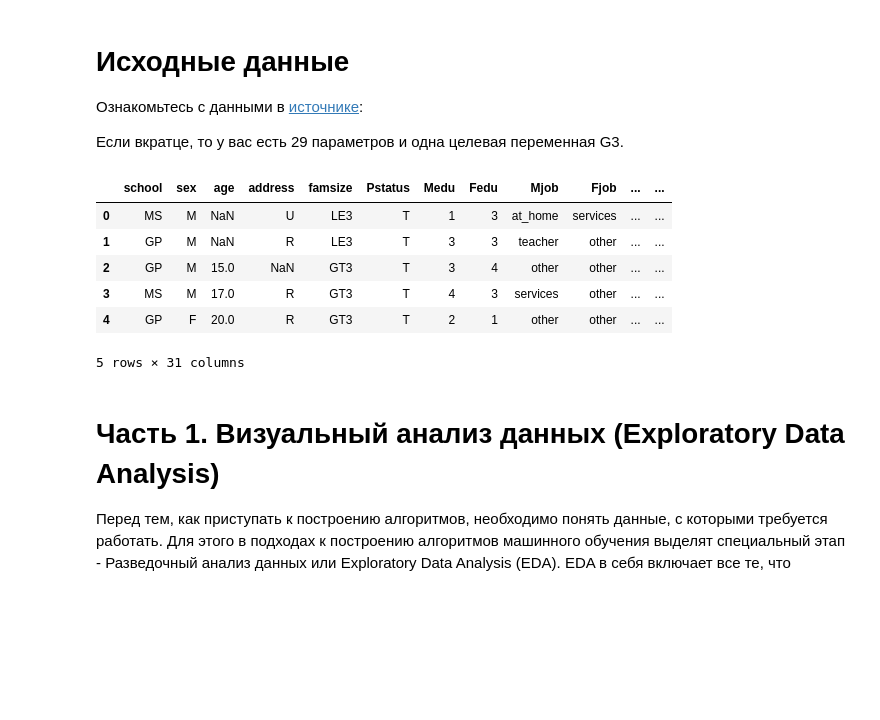
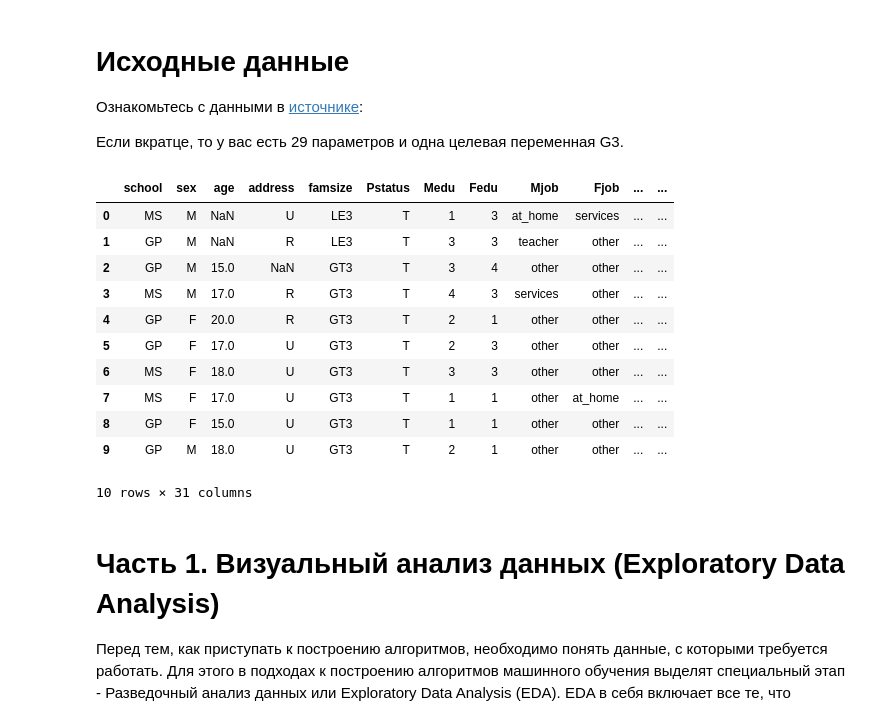
Before and after one commit to AmpiroMax/ml_mipt_dafe, a Jupyter notebook: homeworks/hw_1/hw_1_EDA_preproc.ipynb, the cells around one changed output. Cells and saved outputs as stored; diff of their text form; code cells hidden in the pictures; blank space fills up the shorter version.

```diff
--- a/homeworks/hw_1/hw_1_EDA_preproc.ipynb
+++ b/homeworks/hw_1/hw_1_EDA_preproc.ipynb
@@ -15,15 +18,20 @@ import numpy as np
 # %%
 X_train = pd.read_csv('train_features_with_answers.csv')
 # %%
-X_train.head(5)
+X_train.head(10)
 # %% [output]
 |  | school | sex | age | address | famsize | Pstatus | Medu | Fedu | Mjob | Fjob | ... | ... |
 | 0 | MS | M | NaN | U | LE3 | T | 1 | 3 | at_home | services | ... | ... |
 | 1 | GP | M | NaN | R | LE3 | T | 3 | 3 | teacher | other | ... | ... |
 | 2 | GP | M | 15.0 | NaN | GT3 | T | 3 | 4 | other | other | ... | ... |
 | 3 | MS | M | 17.0 | R | GT3 | T | 4 | 3 | services | other | ... | ... |
 | 4 | GP | F | 20.0 | R | GT3 | T | 2 | 1 | other | other | ... | ... |
+| 5 | GP | F | 17.0 | U | GT3 | T | 2 | 3 | other | other | ... | ... |
+| 6 | MS | F | 18.0 | U | GT3 | T | 3 | 3 | other | other | ... | ... |
+| 7 | MS | F | 17.0 | U | GT3 | T | 1 | 1 | other | at_home | ... | ... |
+| 8 | GP | F | 15.0 | U | GT3 | T | 1 | 1 | other | other | ... | ... |
+| 9 | GP | M | 18.0 | U | GT3 | T | 2 | 1 | other | other | ... | ... |
-5 rows × 31 columns
+10 rows × 31 columns
 # %% [markdown]
 # Часть 1. Визуальный анализ данных (Exploratory Data Analysis)
 
```
Also changed, not shown: parts of 18 cells of this notebook.
